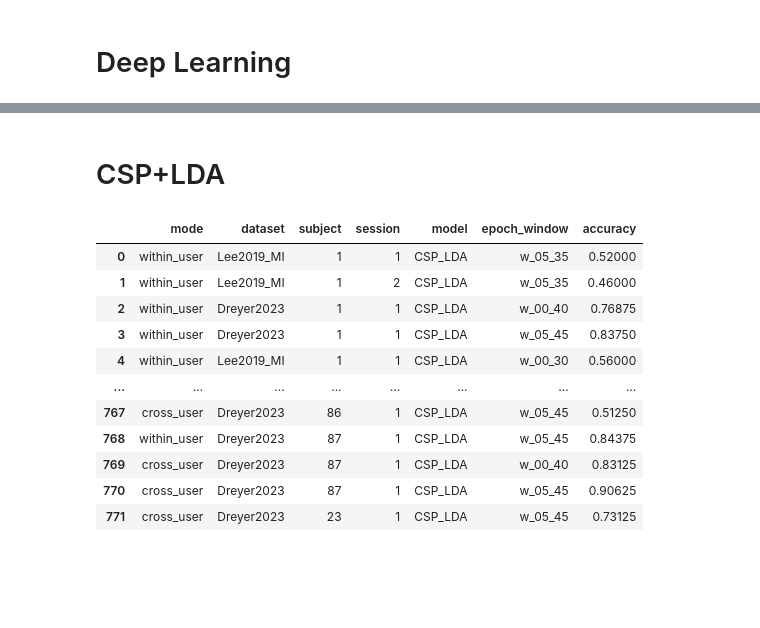
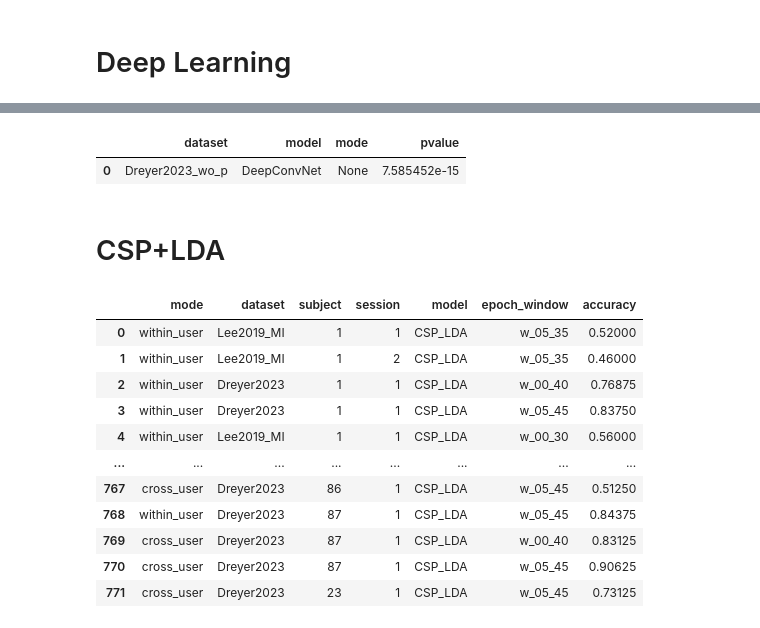
Before and after one commit to dtrocellier/MI_bci_epoch_window_influence, a Jupyter notebook: notebooks/statistical_test.ipynb, the cells around one changed output, grey strips where cells are left out. Cells and saved outputs as stored; diff of their text form; code cells hidden in the pictures; blank space fills up the shorter version.

```diff
--- a/notebooks/statistical_test.ipynb
+++ b/notebooks/statistical_test.ipynb
@@ -49,8 +48,11 @@ df
 # %%
-df_list.append(test_accuracy(df, "Dreyer2023", windows=["w_00_40", "w_05_45"], model="Deep4Net", model_name="DeepConvNet"))
+df_list.append(
+    test_accuracy(df, "Dreyer2023", windows=["w_00_40", "w_05_45"], model="Deep4Net", model_name="DeepConvNet"))
 df_list.append(test_accuracy(df, "Dreyer2023", windows=["w_00_40", "w_05_45"], model="REVE", model_name="REVE"))
-df_list.append(test_accuracy(df, "Lee2019_MI", windows=["w_00_30", "w_05_35"], model="Deep4Net", model_name="DeepConvNet"))
+df_list.append(
+    test_accuracy(df, "Lee2019_MI", windows=["w_00_30", "w_05_35"], model="Deep4Net", model_name="DeepConvNet"))
 df_list.append(test_accuracy(df, "Lee2019_MI", windows=["w_00_30", "w_05_35"], model="REVE", model_name="REVE"))
+test_accuracy(df, "Dreyer2023_wo_p", windows=["w_00_40", "w_05_45"], model="Deep4Net", model_name="DeepConvNet")
 # %% [output]
 Dreyer2023, DeepConvNet: 8.693759346417105e-18
 Dreyer2023, REVE: 2.49722666675134e-12
@@ -59,3 +62,5 @@ Lee2019_MI, REVE: 9.646089451560376e-07
+|  | dataset | model | mode | pvalue |
+| 0 | Dreyer2023_wo_p | DeepConvNet | None | 7.585452e-15 |
 # %% [markdown]
 # CSP+LDA
 # %%
```
Also changed, not shown: parts of 4 cells of this notebook, 1 other file.
